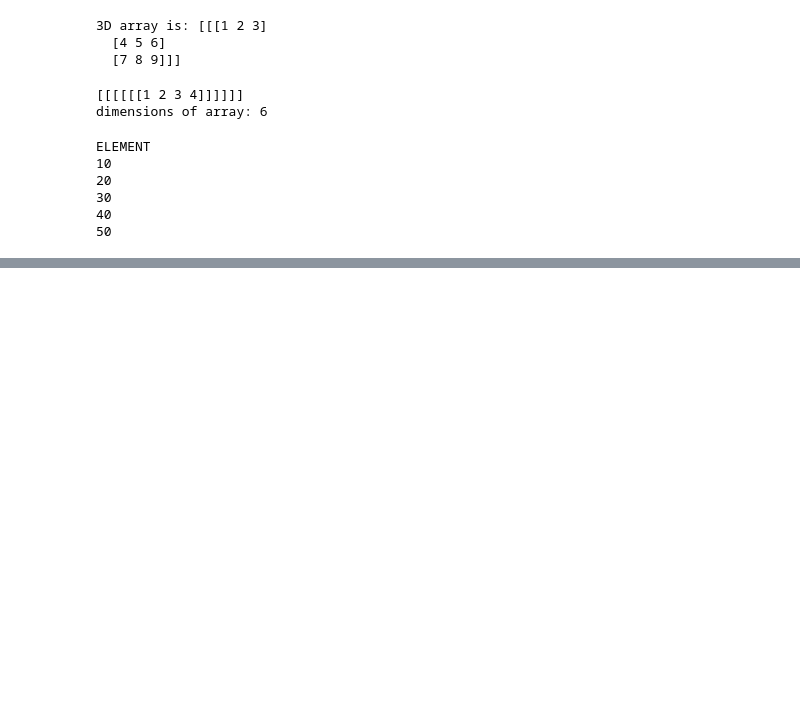
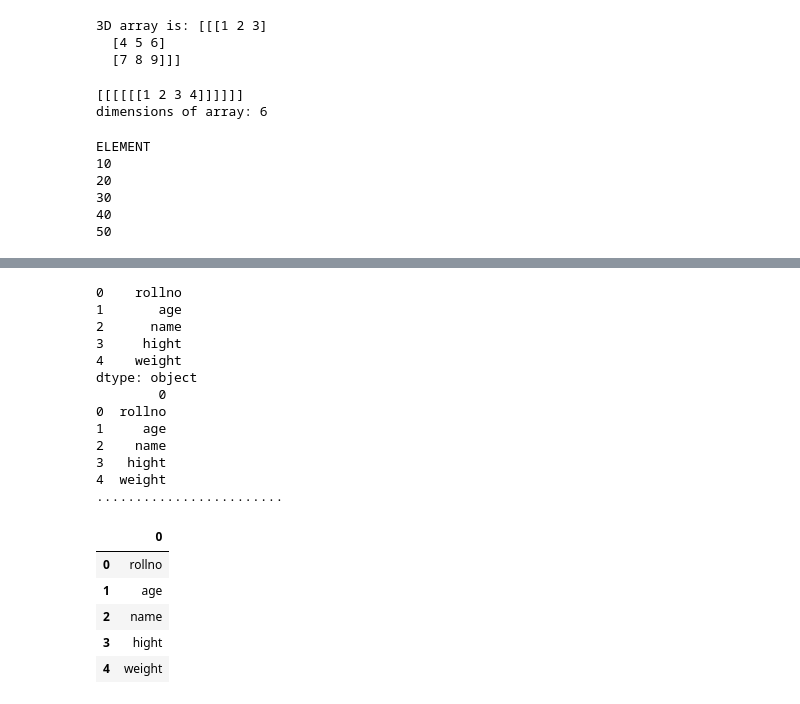
Before and after one commit to ranipuja235/puja_aiml, a Jupyter notebook: 06_01_23.ipynb, the cells around one changed output, grey strips where cells are left out. Cells and saved outputs as stored; diff of their text form; code cells hidden in the pictures; blank space fills up the shorter version.

```diff
--- a/06_01_23.ipynb
+++ b/06_01_23.ipynb
@@ -735,0 +899,29 @@ ELEMENT
+# %%
+import pandas as pd
+info = ['rollno','age','name','hight','weight']
+a = pd.Series(info)
+print(a)
+df=pd.DataFrame(info)
+print(df)
+print("........................")
+df
+# %% [output]
+0    rollno
+1       age
+2      name
+3     hight
+4    weight
+dtype: object
+        0
+0  rollno
+1     age
+2    name
+3   hight
+4  weight
+........................
+|  | 0 |
+| 0 | rollno |
+| 1 | age |
+| 2 | name |
+| 3 | hight |
+| 4 | weight |
```
Also changed, not shown: parts of 12 cells of this notebook.
